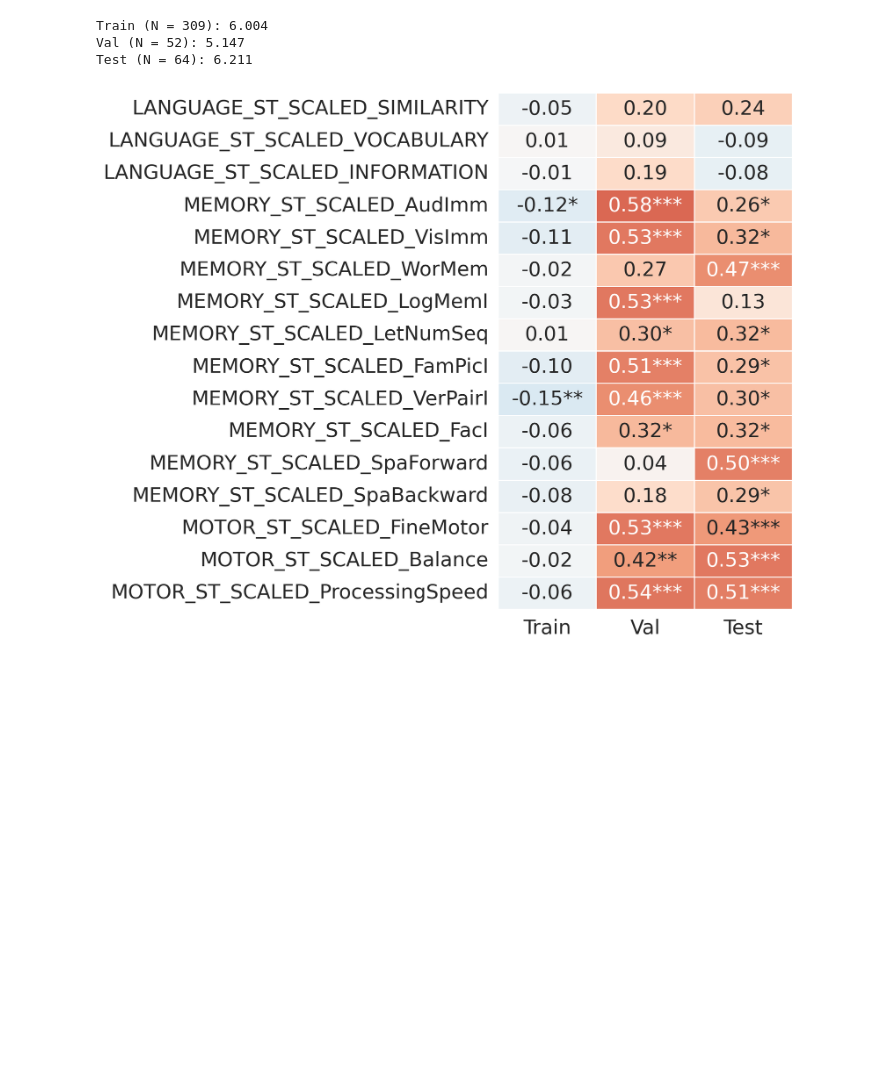
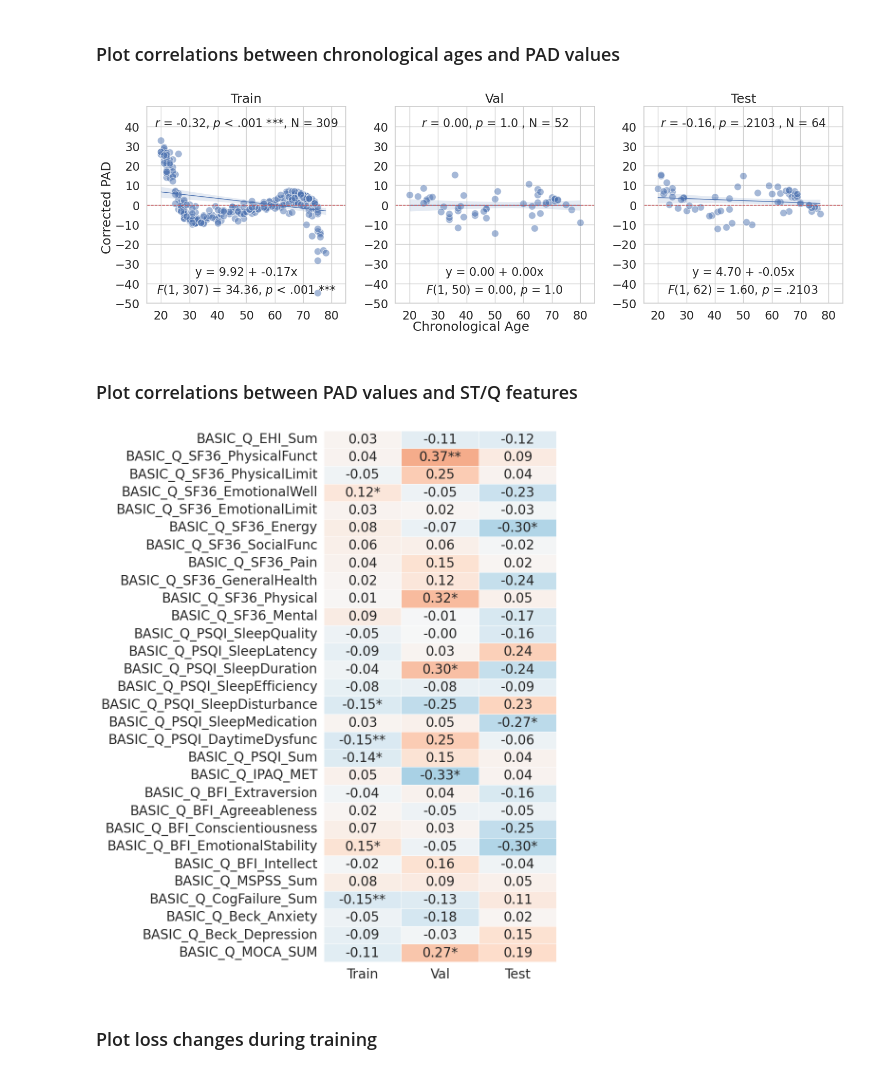
Before and after one commit to Pin-Wei/Age-pred-DL, a Jupyter notebook: tmp/gen_derivatives.ipynb, the cells around one changed output. Cells and saved outputs as stored; diff of their text form; code cells hidden in the pictures; blank space fills up the shorter version.

```diff
--- a/tmp/gen_derivatives.ipynb
+++ b/tmp/gen_derivatives.ipynb
@@ -21,3 +34,15 @@ subj_data_path = os.path.join("..", "data", "meta", "subj_Q+ST.csv")
+# %%
+def define_arguments(x):
+    parser = argparse.ArgumentParser()
+    parser.add_argument("-f", "--folder", type=str, required=True,
+                        help="Name of the folder containing the input files.")
+    parser.add_argument("-o", "--overwrite", action="store_true",
+                        help="Overwrite output files if they already exist.")
+    return parser.parse_args(args=x)
 # %%
-with open(config_json_path, 'r', errors='ignore') as f:
+folder = ["2025-12-29_sfcn++", "2026-01-05_sfcn"][-1]
+args = define_arguments(["-f", folder])
+config = Config(args)
+with open(config.config_json_path, 'r', errors='ignore') as f:
     config_json = json.load(f)
+config.load_json(config_json)
@@ -31,2 +48,0 @@ class Config:
-# %%
-config = Config(config_json)
@@ -53,0 +53,7 @@ dat = pd.merge(all_preds, subj_data, left_index=True, right_index=True)
+# %%
+trainval_history = pd.read_csv(config.trainval_hist_path)
+final_preds = pd.read_csv(config.final_preds_path)
+final_preds.set_index("SID", inplace=True)
+subj_data = pd.read_csv(config.subj_data_path)
+subj_data.set_index("BASIC_INFO_ID", inplace=True)
+merged_df = pd.merge(final_preds, subj_data, left_index=True, right_index=True)
@@ -53,0 +91,2 @@ dat = pd.merge(all_preds, subj_data, left_index=True, right_index=True)
+# %% [markdown]
+### Plot correlations between chronological ages and PAD values
@@ -54,12 +141,17 @@ dat = pd.merge(all_preds, subj_data, left_index=True, right_index=True)
+# %%
+plot_corr_and_regress(
+    DF=final_preds,
+    x_col="True_Age",
+    y_col=["PAD", "PAD_ac"][-1],
+    x_label="Chronological Age",
+    y_label=["Raw PAD", "Corrected PAD"][-1],
+    out_path="",
+    overwrite=args.overwrite
+)
+# %% [output]
+[figure, added]
+# %% [markdown]
+### Plot correlations between PAD values and ST/Q features
 # %%
 basic_q_features = basic_Q_features()
 st_features = ST_features()
-# %%
-sub_dat = {}
-for s in ["Train", "Val", "Test"]:
-    sub_dat[s] = dat.query(f"Set == '{s}'")
-    print(f'{s} (N = {len(sub_dat[s])}): {sub_dat[s]["PAD"].abs().mean().round(3)}')
-# %% [output]
-Train (N = 309): 6.004
-Val (N = 52): 5.147
-Test (N = 64): 6.211
@@ -77,13 +157,0 @@ annot_mat = cormat.map(lambda x: f"{x:.2f}") + p_sig
-# %%
-sns.set_theme(style='white', font_scale=1.1)
-plt.figure(figsize=(10, 8), dpi=200)
-g = sns.heatmap(
-    cormat, mask=None, square=False,
-    vmin=-1, vmax=1, linewidth=.5, cmap="RdBu_r", cbar=False,
-    annot=pd.DataFrame(annot_mat), fmt = "", annot_kws={"size": 20}
-)
-g.set(xlabel="", ylabel="")
-g.tick_params(axis="both", which="major", labelsize=20)
-plt.tight_layout()
-# %% [output]
-[figure, removed]
@@ -89,0 +185,13 @@ plt.tight_layout()
+# %%
+plot_cormat_by_set(
+    DF=merged_df,
+    targ_col="PAD",
+    y_cols=basic_q_features,
+    out_path="",
+    fig_size=(10, 12),
+    overwrite=args.overwrite
+)
+# %% [output]
+[figure, added]
+# %% [markdown]
+### Plot loss changes during training
```
Also changed, not shown: parts of 24 cells of this notebook, 3 other files.
